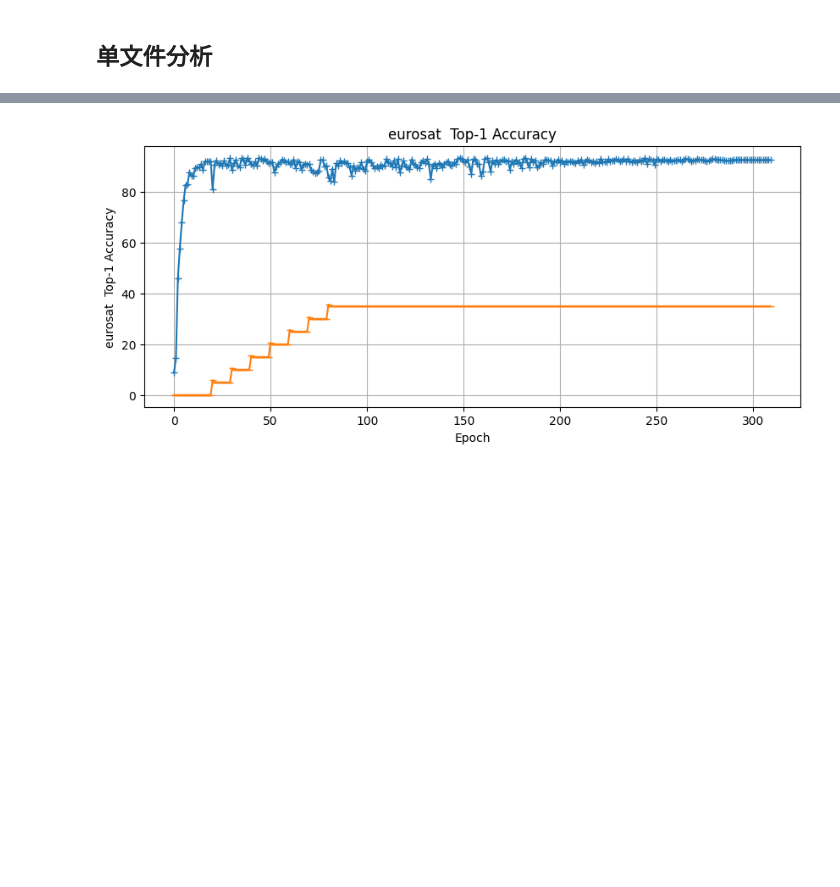
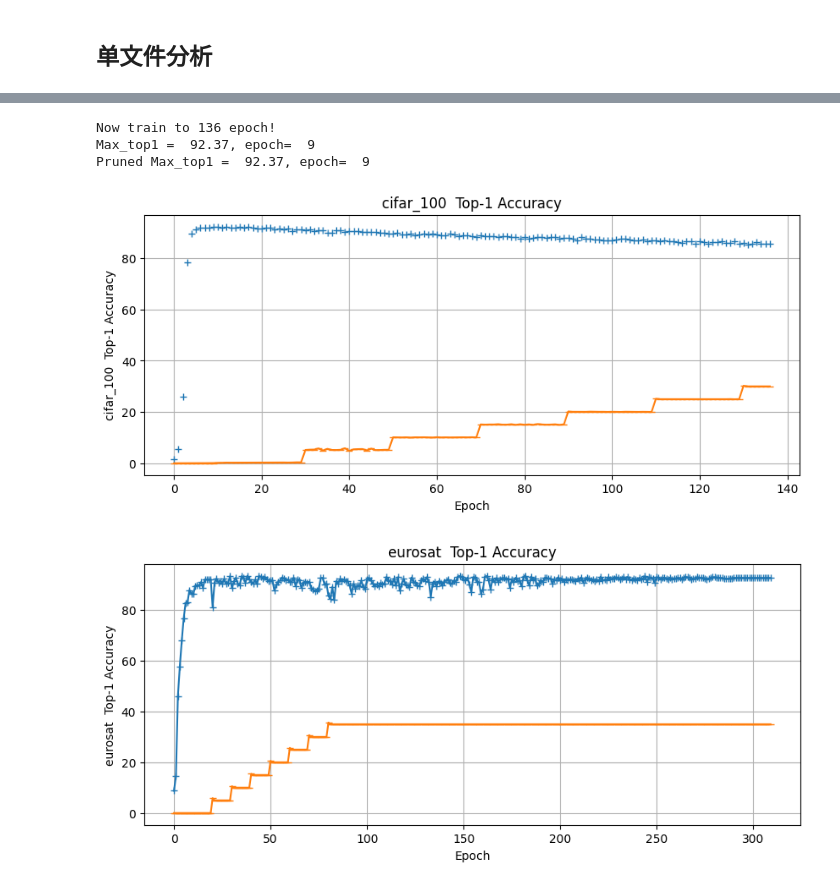
Before and after one commit to dercaft/SSF, a Jupyter notebook: analysis_ipynb/csv_solver.ipynb, the cells around one changed output, grey strips where cells are left out. Cells and saved outputs as stored; diff of their text form; code cells hidden in the pictures; blank space fills up the shorter version.

```diff
--- a/analysis_ipynb/csv_solver.ipynb
+++ b/analysis_ipynb/csv_solver.ipynb
@@ -56,3 +7,59 @@ Pruned Max_top1 =  65.44, epoch=191
+# %%
+# 读取CSV文件，跳过开头的行数
+data='/mnt/SFT_store/zxy/vit_base_patch16_224_in21k/vtab/pets/pruning_rec_loss/20231003-180957-vit_base_patch16_224_in21k-224/summary.csv'
+data='/mnt/SFT_store/zxy/vit_base_patch16_224_in21k/vtab/pets/pruning_rec_loss/20231003-191955-vit_base_patch16_224_in21k-224/summary.csv'
+data='/mnt/SFT_store/zxy/vit_base_patch16_224_in21k/vtab/pets/pruning_rec_loss/20231003-201418-vit_base_patch16_224_in21k-224/summary.csv'
+data='/mnt/SFT_store/zxy/vit_base_patch16_224_in21k/vtab/pets/pruning_rec_loss/20231004-064045-vit_base_patch16_224_in21k-224/summary.csv'
+data='/mnt/SFT_store/zxy/vit_base_patch16_224_in21k/vtab/cifar_100/pruning_rec_loss/20231001-230221-vit_base_patch16_224_in21k-224/summary.csv'
+data='/mnt/SFT_store/zxy/vit_base_patch16_224_in21k/vtab/cifar_100/pruning_rec_loss/20231004-063408-vit_base_patch16_224_in21k-224/summary.csv'
+# data='/mnt/SFT_store/zxy/vit_base_patch16_224_in21k/vtab/cifar_100/pruning_rec_loss/20231019-143407-vit_base_patch16_224_in21k-224/summary.csv'
+# data='/mnt/SFT_store/zxy/vit_base_patch16_224_in21k/vtab/cifar_100/pruning_rec_loss/20231019-154335-vit_base_patch16_224_in21k-224/summary.csv'
+# data='/mnt/SFT_store/zxy/vit_base_patch16_224_in21k/vtab/cifar_100/pruning_rec_loss/20231019-162813-vit_base_patch16_224_in21k-224/summary.csv'
+# data='/mnt/SFT_store/zxy/vit_base_patch16_224_in21k/vtab/cifar_100/pruning_rec_loss/20231021-075251-vit_base_patch16_224_in21k-224/summary.csv'
+data='/mnt/SFT_store/zxy/vit_base_patch16_224_in21k/vtab/cifar_100/pruning_rec_loss/20231021-131300-vit_base_patch16_224_in21k-224/summary.csv'
+data='/mnt/SFT_store/zxy/vit_base_patch16_224_in21k/vtab/cifar_100/pruning_rec_loss/20231021-180039-vit_base_patch16_224_in21k-224/summary.csv'
+data='/mnt/SFT_store/zxy/vit_base_patch16_224_in21k/vtab/cifar_100/pruning_rec_loss/20231022-162944-vit_base_patch16_224_in21k-224/summary.csv'
+data='/mnt/SFT_store/zxy/vit_base_patch16_224_in21k/cifar_100/pruning_rec_loss/20231025-183144-vit_base_patch16_224_in21k-224/summary.csv'
+match = re.search(r'\/([^\/]+)\/pruning', data )
+if match:
+    nabirds_part = match.group(1)
+    name=nabirds_part
+else:
+    name='0'
+skip_rows = 0
+S=00#None
+E=None
+data = pd.read_csv(data, skiprows=skip_rows)
+# 选择epoch和eval_top1列
+epochs = data['epoch']        #pandas.core.series.Series
+eval_top1 = data['eval_top1']
+# 选择最大值
+print(f'Now train to {max(epochs):3} epoch!')
+print(f'Max_top1 = {max(eval_top1.tolist()):6.2f}, epoch={epochs[eval_top1.idxmax()]:3}')
+epochs=epochs[S:E]
+eval_top1 = eval_top1[S:E]
+print(f'Pruned Max_top1 = {max(eval_top1.tolist()):6.2f}, epoch={epochs[eval_top1.idxmax()]:3}')
+# 绘制图形
+plt.figure(figsize=(10, 4))
+plt.plot(epochs, eval_top1, marker='+',linestyle='')
+try:
+    pruned=data['eval_pruned']
+    pruned=pruned[S:E]
+    pruned*=100
+    plt.plot(epochs, pruned, marker='_')#,linestyle='')
+except :
+    print('Error')
+plt.xlabel('Epoch')
+name+='  Top-1 Accuracy'
+plt.ylabel(name)
+plt.title(name)
+plt.grid(True)
+plt.show()
+# %% [output]
+Now train to 136 epoch!
+Max_top1 =  92.37, epoch=  9
+Pruned Max_top1 =  92.37, epoch=  9
+[figure, added]
 # %%
 def sdraw(data):
     match = re.search(r'\/([^\/]+)\/pruning', data )
```
Also changed, not shown: parts of 1 cell of this notebook, 18 other files.
